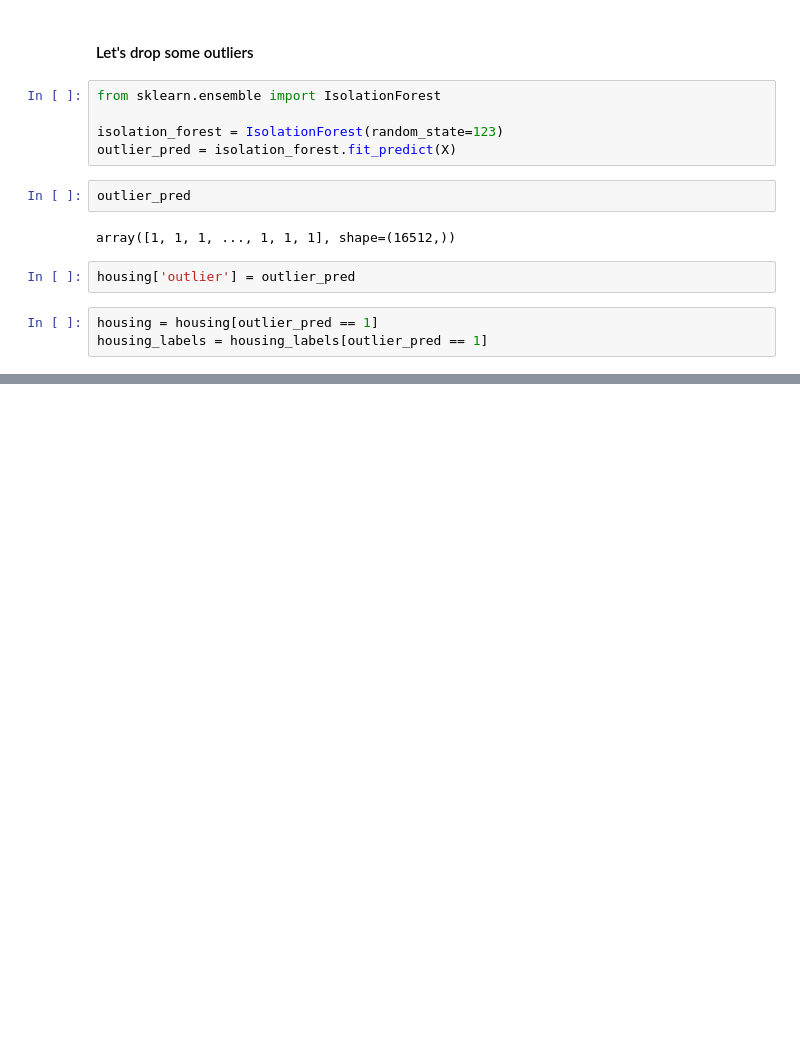
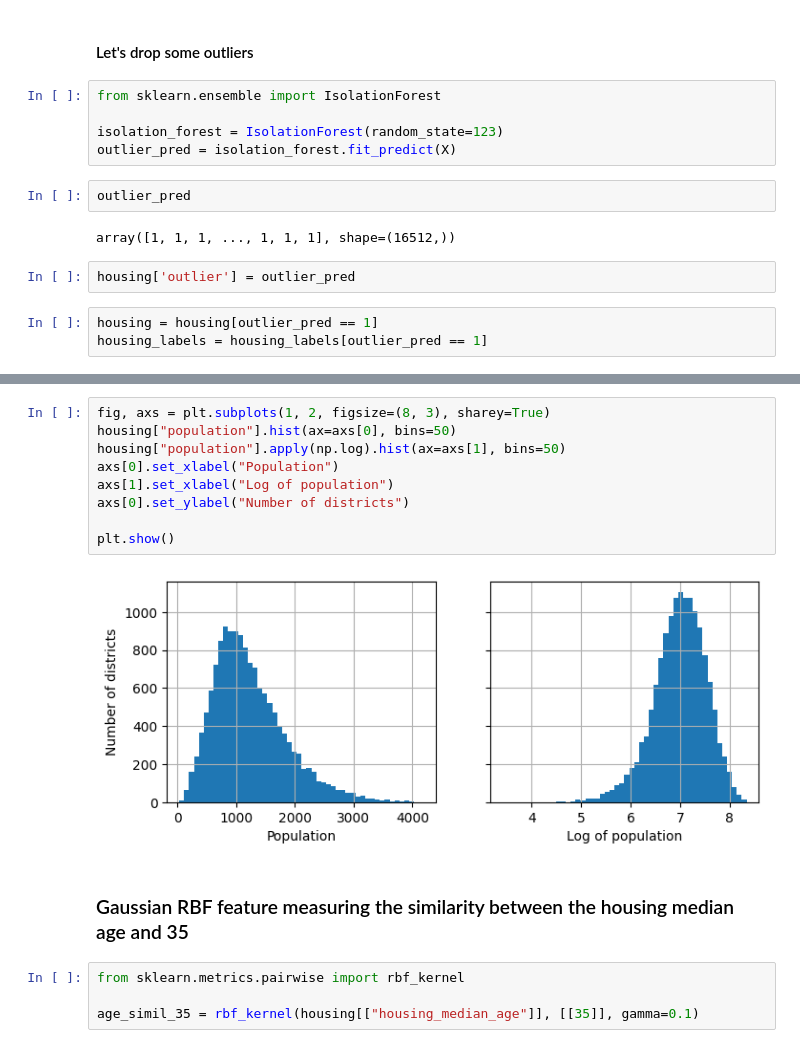
Before and after one commit to AliyarBhos/Works-done-in-Div-Academy, a Jupyter notebook: Geron_Hands_On_ML/chapter2_end_to_end_ML_project.ipynb, the cells around one changed output, grey strips where cells are left out. Drawn from its saved outputs; the diff is of its cells as text; blank space fills up the shorter version.

```diff
--- a/Geron_Hands_On_ML/chapter2_end_to_end_ML_project.ipynb
+++ b/Geron_Hands_On_ML/chapter2_end_to_end_ML_project.ipynb
@@ -521,0 +631,17 @@ housing_labels = housing_labels[outlier_pred == 1]
+# %%
+fig, axs = plt.subplots(1, 2, figsize=(8, 3), sharey=True)
+housing["population"].hist(ax=axs[0], bins=50)
+housing["population"].apply(np.log).hist(ax=axs[1], bins=50)
+axs[0].set_xlabel("Population")
+axs[1].set_xlabel("Log of population")
+axs[0].set_ylabel("Number of districts")
+
+plt.show()
+# %% [output]
+[figure, added]
+# %% [markdown]
+### Gaussian RBF feature measuring the similarity between the housing median age and 35
+# %%
+from sklearn.metrics.pairwise import rbf_kernel
+
+age_simil_35 = rbf_kernel(housing[["housing_median_age"]], [[35]], gamma=0.1)
```
Also changed, not shown: parts of 23 cells of this notebook.
